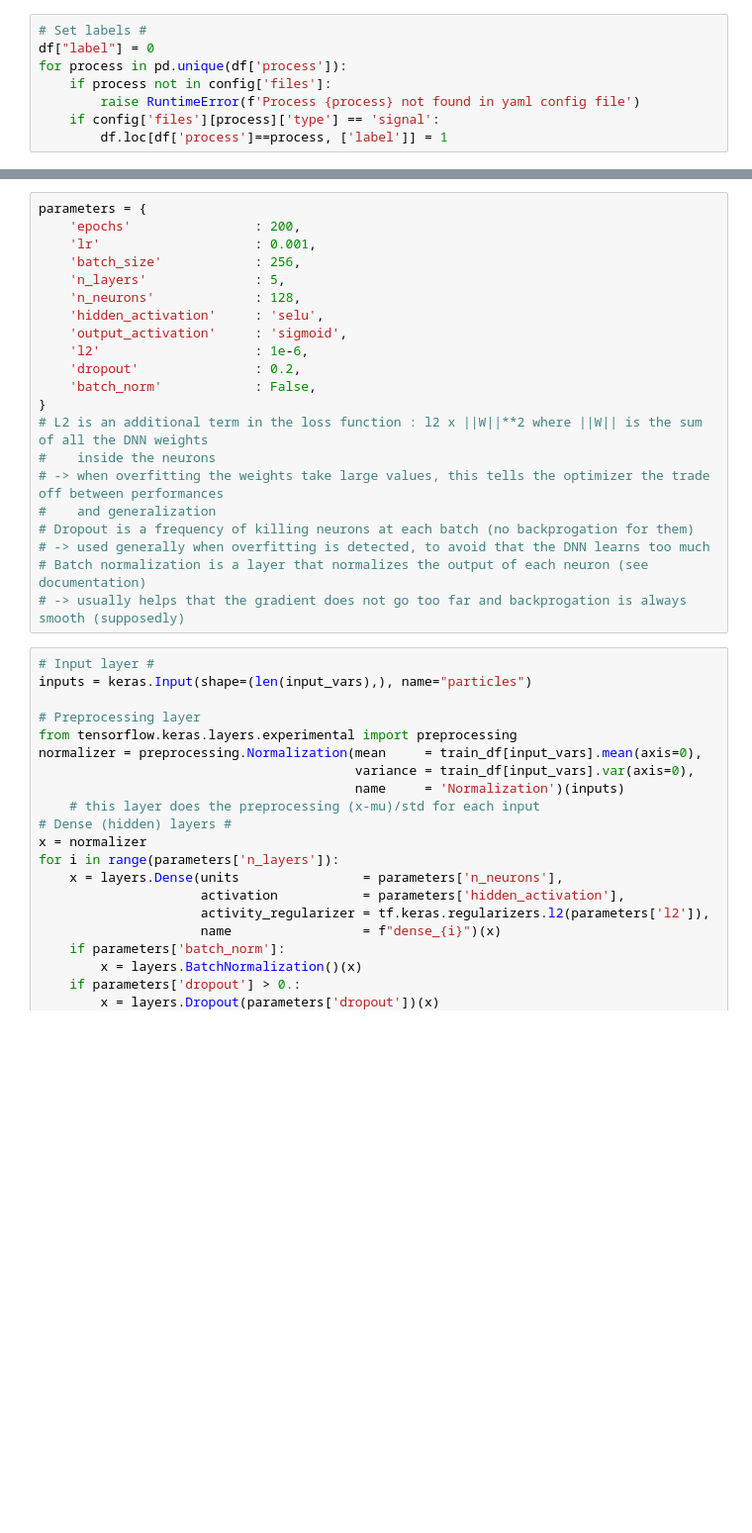
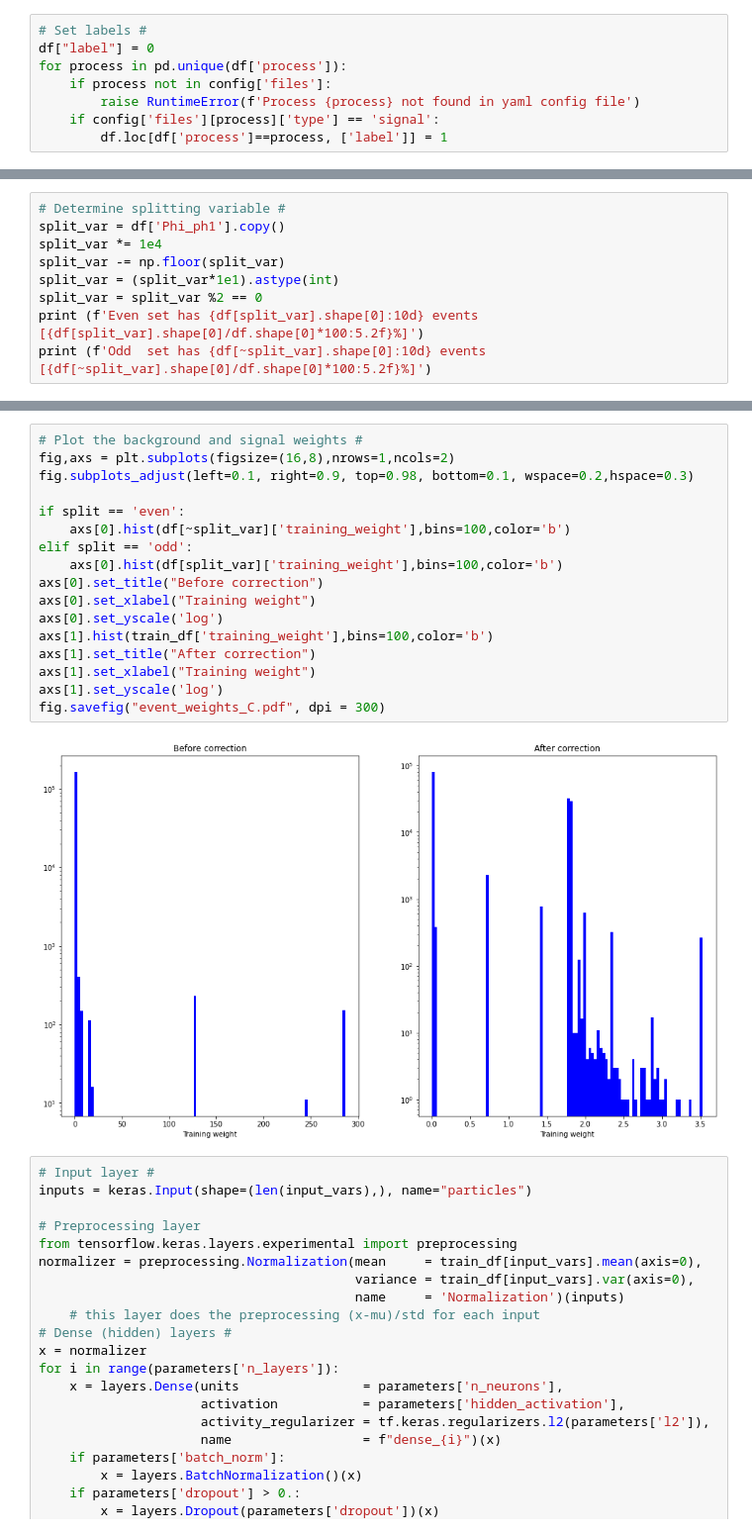
Before and after one commit to suatdonertas/DNN_HHWWGG, a Jupyter notebook: DNN.ipynb, the cells around one changed output, grey strips where cells are left out. Shown at 99% size. Cells and saved outputs as stored; diff of their text form; blank space fills up the shorter version.

```diff
--- a/DNN.ipynb
+++ b/DNN.ipynb
@@ -196,0 +255,9 @@ print(df[input_vars])
+# %%
+# Determine splitting variable #
+split_var = df['Phi_ph1'].copy()
+split_var *= 1e4
+split_var -= np.floor(split_var)
+split_var = (split_var*1e1).astype(int)
+split_var = split_var %2 == 0
+print (f'Even set has {df[split_var].shape[0]:10d} events [{df[split_var].shape[0]/df.shape[0]*100:5.2f}%]')
+print (f'Odd  set has {df[~split_var].shape[0]:10d} events [{df[~split_var].shape[0]/df.shape[0]*100:5.2f}%]')
@@ -209,24 +354,22 @@ Total set      = 330204
-# %%
-parameters = {
-    'epochs'                : 200,
-    'lr'                    : 0.001,
-    'batch_size'            : 256,
-    'n_layers'              : 5,
-    'n_neurons'             : 128,
-    'hidden_activation'     : 'selu',
-    'output_activation'     : 'sigmoid',
-    'l2'                    : 1e-6,
-    'dropout'               : 0.2,
-    'batch_norm'            : False,
-}
-# L2 is an additional term in the loss function : l2 x ||W||**2 where ||W|| is the sum of all the DNN weights
-#    inside the neurons
-# -> when overfitting the weights take large values, this tells the optimizer the trade off between performances
-#    and generalization
-# Dropout is a frequency of killing neurons at each batch (no backprogation for them)
-# -> used generally when overfitting is detected, to avoid that the DNN learns too much
-# Batch normalization is a layer that normalizes the output of each neuron (see documentation)
-# -> usually helps that the gradient does not go too far and backprogation is always smooth (supposedly)
+# %%
+# Plot the background and signal weights #
+fig,axs = plt.subplots(figsize=(16,8),nrows=1,ncols=2)
+fig.subplots_adjust(left=0.1, right=0.9, top=0.98, bottom=0.1, wspace=0.2,hspace=0.3)
+
+if split == 'even':
+    axs[0].hist(df[~split_var]['training_weight'],bins=100,color='b')
+elif split == 'odd':
+    axs[0].hist(df[split_var]['training_weight'],bins=100,color='b')
+axs[0].set_title("Before correction")
+axs[0].set_xlabel("Training weight")
+axs[0].set_yscale('log')
+axs[1].hist(train_df['training_weight'],bins=100,color='b')
+axs[1].set_title("After correction")
+axs[1].set_xlabel("Training weight")
+axs[1].set_yscale('log')
+fig.savefig("event_weights_C.pdf", dpi = 300)
+# %% [output]
+[figure, added]
 # %%
 # Input layer #
 inputs = keras.Input(shape=(len(input_vars),), name="particles")
```
Also changed, not shown: parts of 23 cells of this notebook, 2 other files.
